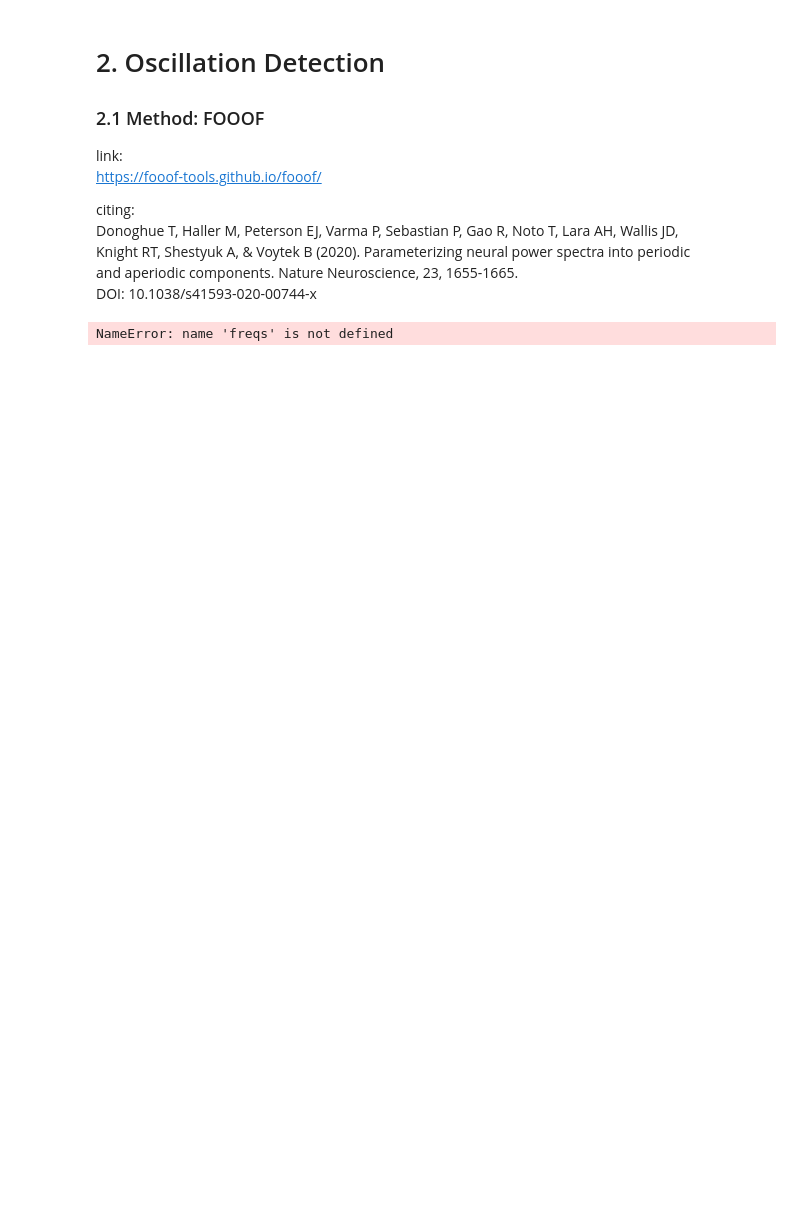
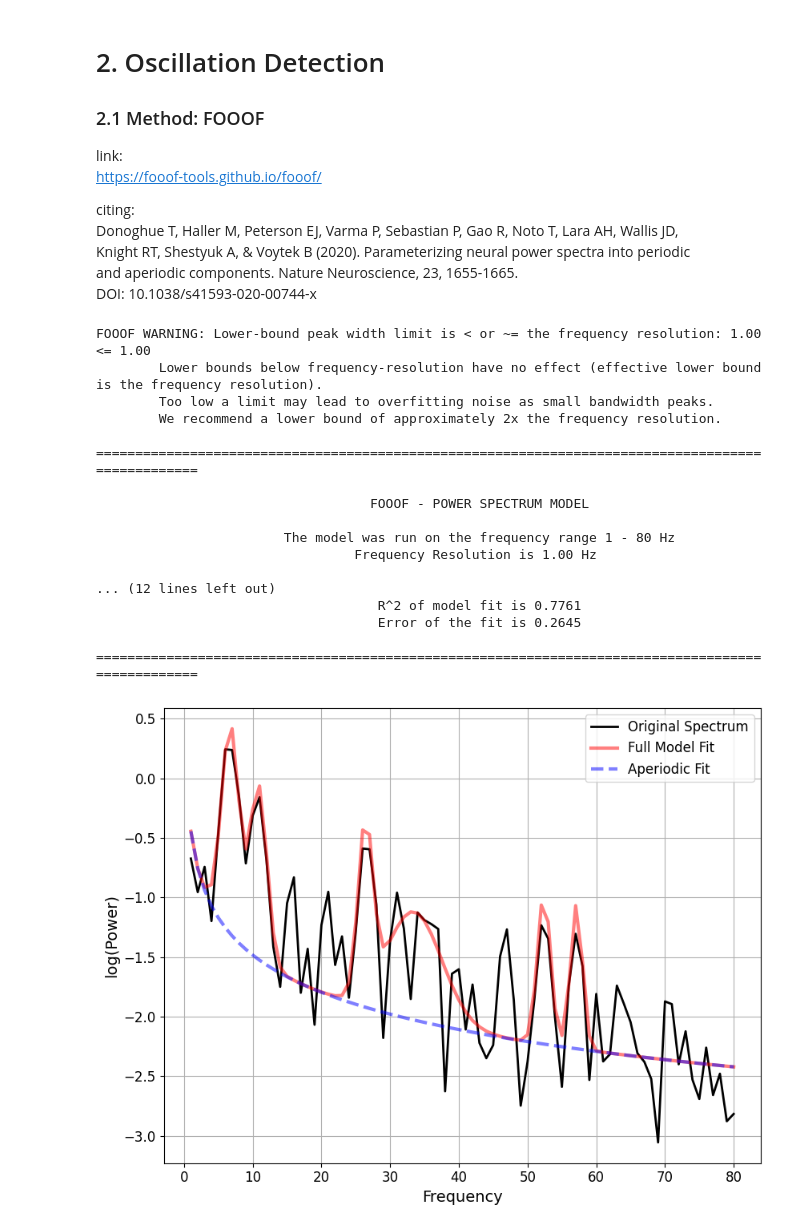
Before and after one commit to faering/master-project, a Jupyter notebook: analysis.ipynb, the cells around one changed output. Drawn from its saved outputs; the diff is of its cells as text; code cells hidden in the pictures; blank space fills up the shorter version.

Commit message:
Moved Data class to helperpack.py; testing fooof

```diff
--- a/analysis.ipynb
+++ b/analysis.ipynb
@@ -12,2 +21,5 @@ from fooof import FOOOF
 # %% [markdown]
 ### 1.2 Load Preprocessed Data
+# %%
+df = pd.read_csv('data/subject_07_exp_phase_2_preprocessed.csv')
+df.head()
@@ -24,14 +43,40 @@ Donoghue T, Haller M, Peterson EJ, Varma P, Sebastian P, Gao R, Noto T, Lara AH,
 Knight RT, Shestyuk A, & Voytek B (2020). Parameterizing neural power spectra into periodic <br>
 and aperiodic components. Nature Neuroscience, 23, 1655-1665. <br>
 DOI: 10.1038/s41593-020-00744-x
+# %%
+fs = 512
+
+# create epochs
+
+# compute power spectra for each channel
+freqs, _t, Pxx = signal.spectrogram(df['B 02'], fs, nfft=512, noverlap=64)
 # %%
 # initialize FOOOF object
-fm = FOOOF()
+fm = FOOOF(peak_width_limits=[1, 8], min_peak_height=0.05, max_n_peaks=6)
 
 # define frequency range for modelling the spectrum
-freq_range = [0.5, 80]
+freq_range = [0.5, 256]
 
 # apply model
-fm.report(freqs, psds, freq_range)
+fm.report(freqs=freqs,
+          power_spectrum=Pxx.T[0],
+          freq_range=freq_range)
 # %% [output]
-NameError: name 'freqs' is not defined
+FOOOF WARNING: Lower-bound peak width limit is < or ~= the frequency resolution: 1.00 <= 1.00
+        Lower bounds below frequency-resolution have no effect (effective lower bound is the frequency resolution).
+        Too low a limit may lead to overfitting noise as small bandwidth peaks.
+        We recommend a lower bound of approximately 2x the frequency resolution.
+
+==================================================================================================
+
+                                   FOOOF - POWER SPECTRUM MODEL
+
+                        The model was run on the frequency range 1 - 80 Hz
+                                 Frequency Resolution is 1.00 Hz
+
+... (12 lines left out)
+                                    R^2 of model fit is 0.7761
+                                    Error of the fit is 0.2645
+
+==================================================================================================
+[figure, added]
```
Also changed, not shown: parts of 3 cells of this notebook, 5 other files.
